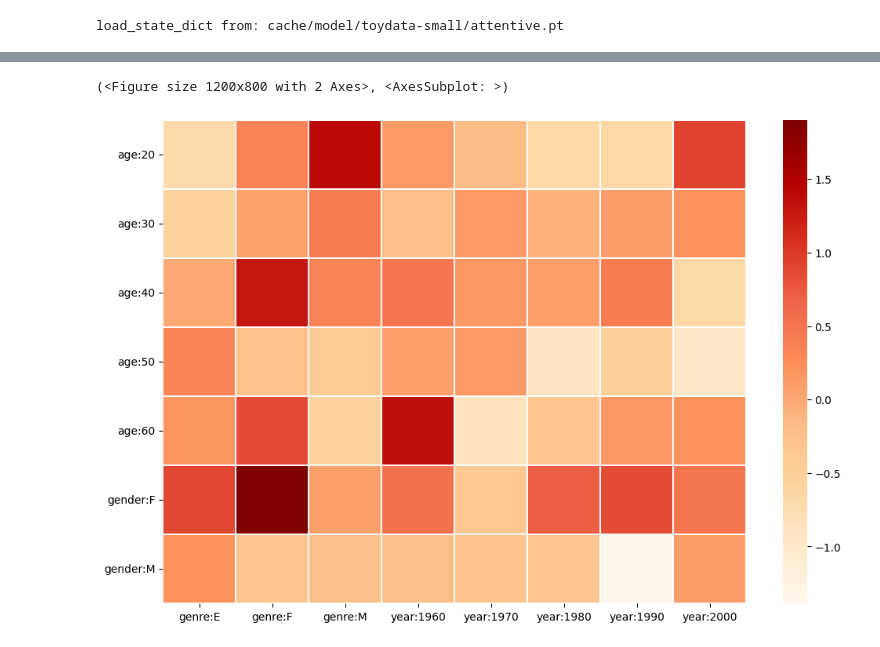
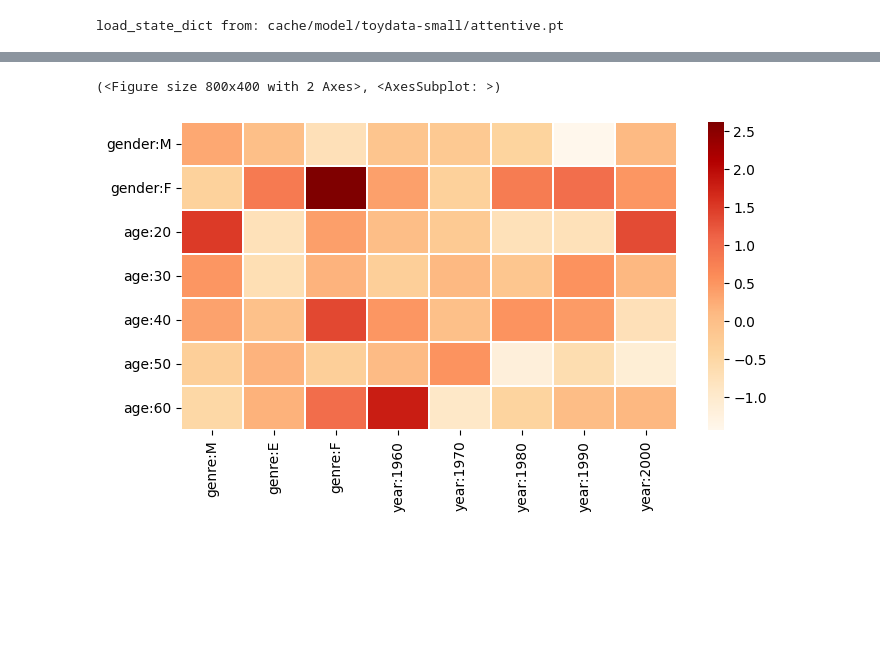
Before and after one commit to tishii2479/aau2v, a Jupyter notebook: example.ipynb, the cells around one changed output, grey strips where cells are left out. Drawn from its saved outputs; the diff is of its cells as text; code cells hidden in the pictures; blank space fills up the shorter version.

```diff
--- a/example.ipynb
+++ b/example.ipynb
@@ -131,5 +105,8 @@ analyst.analyze_seq(seq_index=0)
-# %%
-analyst.visualize_similarity_heatmap()
-# %% [output]
-(<Figure size 1200x800 with 2 Axes>, <AxesSubplot: >)
-[figure, removed]
+# %%
+# 補助情報のヒートマップの作成
+seq_meta_names = ["gender:M", "gender:F", "age:20", "age:30", "age:40", "age:50", "age:60"]
+item_meta_names = ["genre:M", "genre:E", "genre:F", "year:1960", "year:1970", "year:1980", "year:1990", "year:2000"]
+analyst.visualize_similarity_heatmap(seq_meta_names, item_meta_names, figsize=(8, 4))
+# %% [output]
+(<Figure size 800x400 with 2 Axes>, <AxesSubplot: >)
+[figure, added]
```
Also changed, not shown: parts of 5 cells of this notebook, 1 other file.
